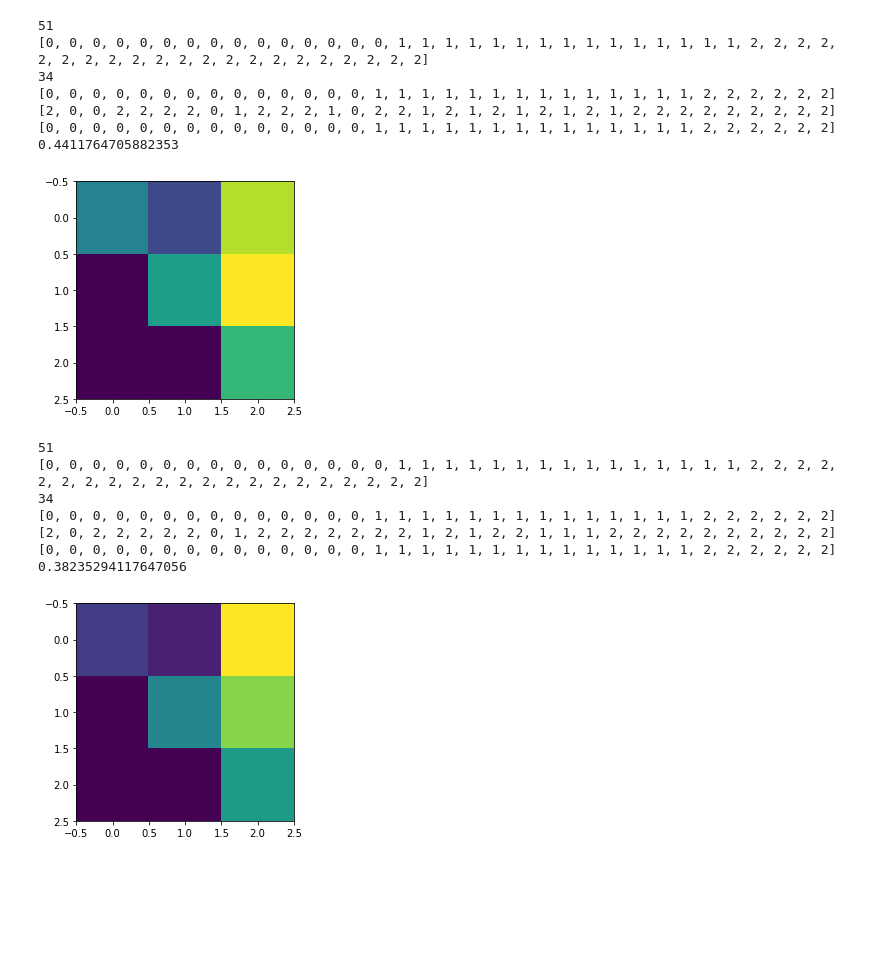
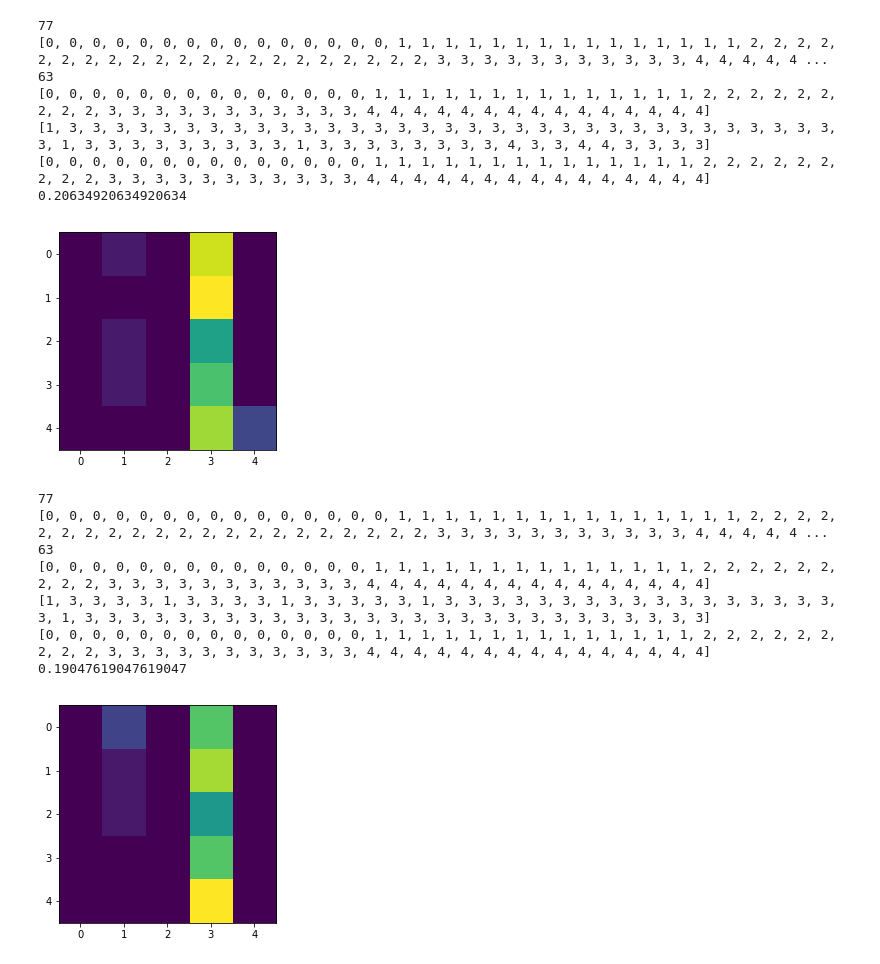
Before and after one commit to maizeng2008/ECSE415_Project_Group2, a Jupyter notebook: face_recognition_1.ipynb, the cells around one changed output. Drawn from its saved outputs; the diff is of its cells as text; code cells hidden in the pictures; blank space fills up the shorter version.

```diff
--- a/face_recognition_1.ipynb
+++ b/face_recognition_1.ipynb
@@ -47,9 +47,11 @@ class Person:
     def append_test_image(self, test_image):
         self.test_images.append(test_image)
 # %%
-lily = Person("Lily", './dataset/LILY_TRAIN_1/', './dataset/LILY_TEST/')
-mai = Person("Mai", './dataset/MAI_TRAIN_1/', './dataset/MAI_TEST/')
-jacob = Person("Mai", './dataset/JACOB_TRAIN/', './dataset/JACOB_TEST/')
+lily = Person("Lily", './dataset/LILY_TRAIN/', './dataset/LILY_TEST/')
+mai = Person("Mai", './dataset/MAI_TRAIN/', './dataset/MAI_TEST/')
+jacob = Person("Jacob", './dataset/JACOB_TRAIN/', './dataset/JACOB_TEST/')
+awais = Person("Awais", './dataset/AWAIS_TRAIN/', './dataset/AWAIS_TEST/')
+swaroop = Person("SWAROOP", './dataset/SWAROOP_TRAIN/', './dataset/SWAROOP_TRAIN/')
 # %%
 # takes an image as input, find the face on the image, and the keypoints in the face bounding box
 # add all the keypoints to the image object
@@ -107,8 +112,10 @@ def HoG(images, cell):
     features=np.array(features)
     return features
 # %%
-def HOG_DESCRIPTOR(image, cell, patch_size):
+def HOG_DESCRIPTOR(image, cell, patch_size, harris):
     img = image.image_gray
+    if harris == 1:
+        img = image.face
     kp = image.keypoints
     patches = []
     offset = int(patch_size/2)
@@ -137,9 +144,12 @@ def build_vocabulary(cell_size, patch_size, descriptor, find_keypoints, harris):
     return gmm, k
 # %%
 def build_histogram(image, gmm, k):
-    predict_labels = gmm.predict(image.descriptors)
-    hist = np.histogram(predict_labels, bins=np.arange(k+1), density=True)
-    image.histogram = hist[0]
+    if(len(image.descriptors) == 0):
+        image.histogram = []
+    else:
+        predict_labels = gmm.predict(image.descriptors)
+        hist = np.histogram(predict_labels, bins=np.arange(k+1), density=True)
+        image.histogram = hist[0]
 # %%
 def LBP(images, radius):
     P = 8 * radius
@@ -198,18 +207,16 @@ def classify_test_images(feature_type, members, descriptor = HOG_DESCRIPTOR, pat
     for index, person in enumerate(members):
         for train_image in person.train_images:
             build_histogram(train_image, gmm, k)
-            train_histograms.append(train_image.histogram)
-            if np.isnan(train_image.histogram.any()):
-                print("nan")
-            train_labels.append(index)
+            if(len(train_image.histogram) != 0):
+                train_histograms.append(train_image.histogram)
+                train_labels.append(index)
         for test_image in person.test_images:
             keypoint_extration(test_image)
             descriptor(test_image, param, patch_size, harris)
             build_histogram(test_image, gmm, k)
-            if np.isnan(test_image.histogram.any()):
-                print("nan")
-            test_histograms.append(test_image.histogram)
-            test_labels.append(index)
+            if(len(test_image.histogram) != 0):
+                test_histograms.append(test_image.histogram)
+                test_labels.append(index)
 
     print(len(train_histograms))
     print(train_labels)
@@ -230,30 +237,32 @@ def classify_test_images(feature_type, members, descriptor = HOG_DESCRIPTOR, pat
     conf_matrix = confusion_matrix(test_labels, prediction)
     plt.imshow(conf_matrix)
     plt.show()
+    return accuracy_rate
 # %%
 # use HOG descriptors
-members=[lily, mai, jacob]
+members=[lily, mai, jacob, awais, swaroop]
 # varying cell size for computing hog descriptors
 
 cell_size = [3, 4, 5]
 patch_size = 15
-
+accuracy_rates = []
 for cell in cell_size:
-    classify_test_images(cell, members)
+    accuracy_rate = classify_test_images(cell, members)
+    accuracy_rates.append(accuracy_rate)
 # %% [output]
-51
-[0, 0, 0, 0, 0, 0, 0, 0, 0, 0, 0, 0, 0, 0, 0, 1, 1, 1, 1, 1, 1, 1, 1, 1, 1, 1, 1, 1, 1, 1, 2, 2, 2, 2, 2, 2, 2, 2, 2, 2, 2, 2, 2, 2, 2, 2, 2, 2, 2, 2, 2]
-34
-[0, 0, 0, 0, 0, 0, 0, 0, 0, 0, 0, 0, 0, 0, 1, 1, 1, 1, 1, 1, 1, 1, 1, 1, 1, 1, 1, 1, 2, 2, 2, 2, 2, 2]
-[2, 0, 0, 2, 2, 2, 2, 0, 1, 2, 2, 2, 1, 0, 2, 2, 1, 2, 1, 2, 1, 2, 1, 2, 1, 2, 2, 2, 2, 2, 2, 2, 2, 2]
-[0, 0, 0, 0, 0, 0, 0, 0, 0, 0, 0, 0, 0, 0, 1, 1, 1, 1, 1, 1, 1, 1, 1, 1, 1, 1, 1, 1, 2, 2, 2, 2, 2, 2]
-0.4411764705882353
+77
+[0, 0, 0, 0, 0, 0, 0, 0, 0, 0, 0, 0, 0, 0, 0, 1, 1, 1, 1, 1, 1, 1, 1, 1, 1, 1, 1, 1, 1, 1, 2, 2, 2, 2, 2, 2, 2, 2, 2, 2, 2, 2, 2, 2, 2, 2, 2, 2, 2, 2, 2, 3, 3, 3, 3, 3, 3, 3, 3, 3, 3, 3, 4, 4, 4, 4, 4 ...
+63
+[0, 0, 0, 0, 0, 0, 0, 0, 0, 0, 0, 0, 0, 0, 1, 1, 1, 1, 1, 1, 1, 1, 1, 1, 1, 1, 1, 1, 2, 2, 2, 2, 2, 2, 2, 2, 2, 3, 3, 3, 3, 3, 3, 3, 3, 3, 3, 3, 4, 4, 4, 4, 4, 4, 4, 4, 4, 4, 4, 4, 4, 4, 4]
+[1, 3, 3, 3, 3, 3, 3, 3, 3, 3, 3, 3, 3, 3, 3, 3, 3, 3, 3, 3, 3, 3, 3, 3, 3, 3, 3, 3, 3, 3, 3, 3, 3, 3, 3, 1, 3, 3, 3, 3, 3, 3, 3, 3, 3, 1, 3, 3, 3, 3, 3, 3, 3, 3, 4, 3, 3, 4, 4, 3, 3, 3, 3]
+[0, 0, 0, 0, 0, 0, 0, 0, 0, 0, 0, 0, 0, 0, 1, 1, 1, 1, 1, 1, 1, 1, 1, 1, 1, 1, 1, 1, 2, 2, 2, 2, 2, 2, 2, 2, 2, 3, 3, 3, 3, 3, 3, 3, 3, 3, 3, 3, 4, 4, 4, 4, 4, 4, 4, 4, 4, 4, 4, 4, 4, 4, 4]
+0.20634920634920634
-[figure, old version]
+[figure, new version]
-51
-[0, 0, 0, 0, 0, 0, 0, 0, 0, 0, 0, 0, 0, 0, 0, 1, 1, 1, 1, 1, 1, 1, 1, 1, 1, 1, 1, 1, 1, 1, 2, 2, 2, 2, 2, 2, 2, 2, 2, 2, 2, 2, 2, 2, 2, 2, 2, 2, 2, 2, 2]
-34
-[0, 0, 0, 0, 0, 0, 0, 0, 0, 0, 0, 0, 0, 0, 1, 1, 1, 1, 1, 1, 1, 1, 1, 1, 1, 1, 1, 1, 2, 2, 2, 2, 2, 2]
-[2, 0, 2, 2, 2, 2, 2, 0, 1, 2, 2, 2, 2, 2, 2, 2, 1, 2, 1, 2, 2, 1, 1, 1, 2, 2, 2, 2, 2, 2, 2, 2, 2, 2]
-[0, 0, 0, 0, 0, 0, 0, 0, 0, 0, 0, 0, 0, 0, 1, 1, 1, 1, 1, 1, 1, 1, 1, 1, 1, 1, 1, 1, 2, 2, 2, 2, 2, 2]
-0.38235294117647056
+77
+[0, 0, 0, 0, 0, 0, 0, 0, 0, 0, 0, 0, 0, 0, 0, 1, 1, 1, 1, 1, 1, 1, 1, 1, 1, 1, 1, 1, 1, 1, 2, 2, 2, 2, 2, 2, 2, 2, 2, 2, 2, 2, 2, 2, 2, 2, 2, 2, 2, 2, 2, 3, 3, 3, 3, 3, 3, 3, 3, 3, 3, 3, 4, 4, 4, 4, 4 ...
+63
+[0, 0, 0, 0, 0, 0, 0, 0, 0, 0, 0, 0, 0, 0, 1, 1, 1, 1, 1, 1, 1, 1, 1, 1, 1, 1, 1, 1, 2, 2, 2, 2, 2, 2, 2, 2, 2, 3, 3, 3, 3, 3, 3, 3, 3, 3, 3, 3, 4, 4, 4, 4, 4, 4, 4, 4, 4, 4, 4, 4, 4, 4, 4]
+[1, 3, 3, 3, 3, 1, 3, 3, 3, 3, 1, 3, 3, 3, 3, 3, 1, 3, 3, 3, 3, 3, 3, 3, 3, 3, 3, 3, 3, 3, 3, 3, 3, 3, 3, 1, 3, 3, 3, 3, 3, 3, 3, 3, 3, 3, 3, 3, 3, 3, 3, 3, 3, 3, 3, 3, 3, 3, 3, 3, 3, 3, 3]
+[0, 0, 0, 0, 0, 0, 0, 0, 0, 0, 0, 0, 0, 0, 1, 1, 1, 1, 1, 1, 1, 1, 1, 1, 1, 1, 1, 1, 2, 2, 2, 2, 2, 2, 2, 2, 2, 3, 3, 3, 3, 3, 3, 3, 3, 3, 3, 3, 4, 4, 4, 4, 4, 4, 4, 4, 4, 4, 4, 4, 4, 4, 4]
+0.19047619047619047
-[figure, old version]
+[figure, new version]
```
Also changed, not shown: parts of 13 cells of this notebook.
